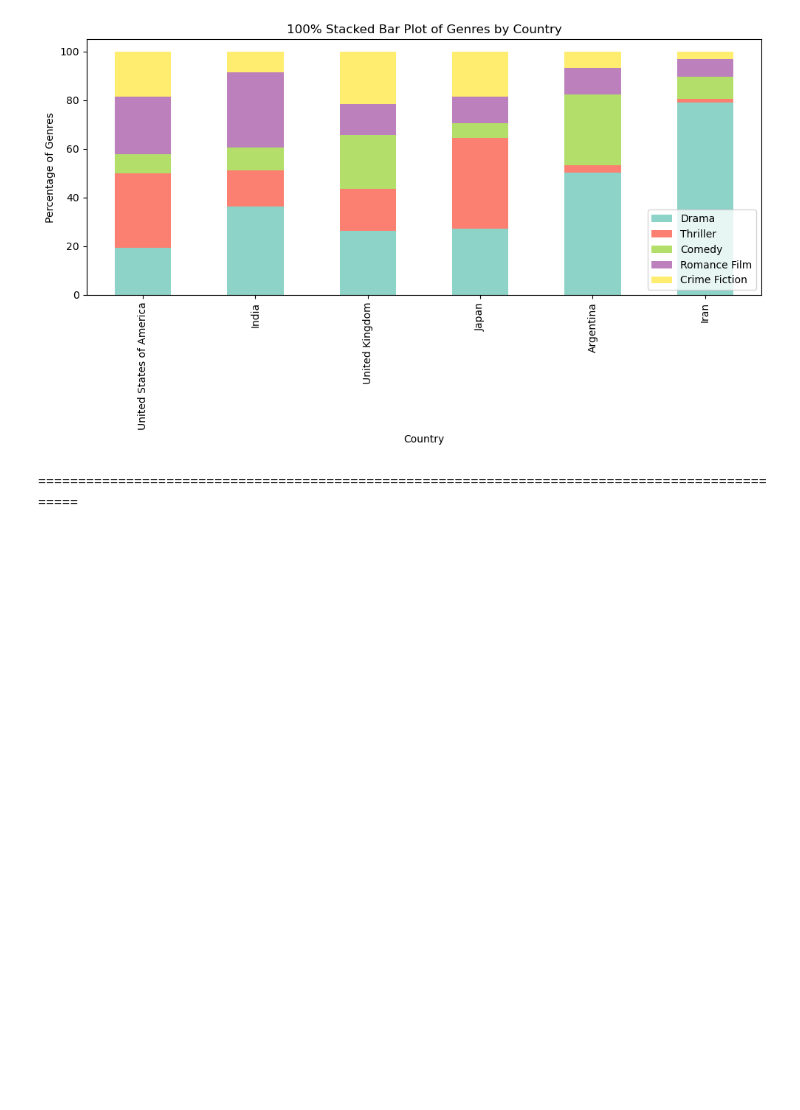
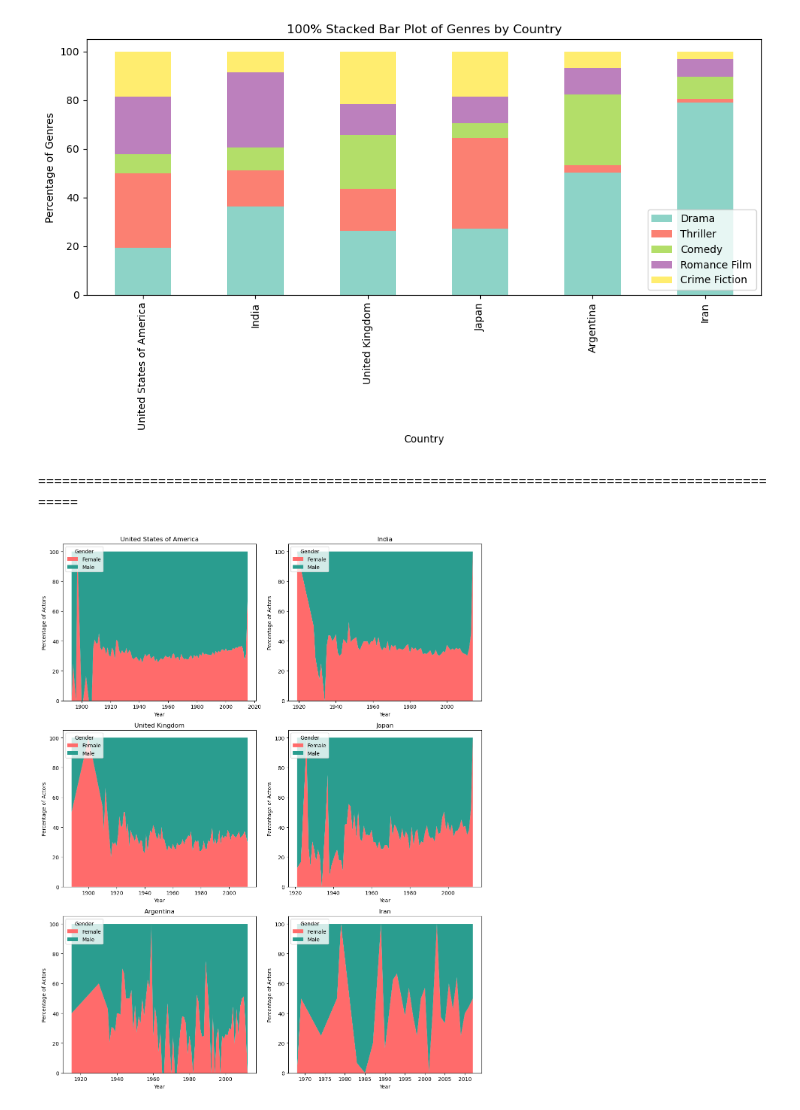
Before and after one commit to epfl-ada/ada-2024-project-4bigbrains, a Jupyter notebook: results.ipynb, the cells around one changed output. Drawn from its saved outputs; the diff is of its cells as text; code cells hidden in the pictures; blank space fills up the shorter version.

Commit message:
Fixing Bug + Gender distrib

```diff
--- a/results.ipynb
+++ b/results.ipynb
@@ -89,7 +90,7 @@ Actor age at movie release    158113
 Freebase character map             0
 dtype: int64
 # %%
-merged_df = pd.merge(df, df2, on='Wikipedia movie ID', how='inner')
+merged_df = pd.merge(df_date_clean, df2, on='Wikipedia movie ID', how='inner')
 
 merged_df = merged_df.drop(columns=['Freebase movie ID_y', 'Movie release date_y'])
 
@@ -446,3 +446,43 @@ plt.show()
 [figure]
 # %% [markdown]
 ================================================================================================
+# %%
+focus_countries = ['United States of America', 'India', 'United Kingdom', 'Japan', 'Argentina', 'Iran']
+
+
+merged_df_focus = merged_df[merged_df['Movie country'].isin(focus_countries)]
+actor_counts = merged_df_focus.groupby(['Movie release date', 'Movie country', 'Actor gender']).size().reset_index(name='Count')
+total_counts = actor_counts.groupby(['Movie release date', 'Movie country'])['Count'].transform('sum')
+actor_counts['Percentage'] = (actor_counts['Count'] / total_counts) * 100
+
+actor_counts['Movie release date'] = pd.to_datetime(actor_counts['Movie release date'], errors='coerce')
+
+
+num_rows, num_columns = 3, 2
+fig, axes = plt.subplots(num_rows, num_columns, figsize=(12, 15))
+axes = axes.flatten()
+
+# Plot for each country on a separate subplot
+for i, country in enumerate(focus_countries):
+    ax = axes[i]
+    country_data = actor_counts[actor_counts['Movie country'] == country]  # Filter data for the country
+
+    # Pivot data for stackplot: years as x, male/female percentages as y
+    pivot_data = country_data.pivot(index='Movie release date', columns='Actor gender', values='Percentage').fillna(0)
+    years = pivot_data.index
+    male_percentage = pivot_data.get('M', 0)
+    female_percentage = pivot_data.get('F', 0)
+
+    # Plot the stackplot for male and female percentages
+    ax.stackplot(years, female_percentage, male_percentage, labels=['Female', 'Male'], colors=["#FF6B6B", "#2A9D8F"])
+
+    # Customize each subplot
+    ax.set_title(f'{country}')
+    ax.set_xlabel('Year')
+    ax.set_ylabel('Percentage of Actors')
+    ax.legend(loc='upper left', title='Gender')
+
+plt.tight_layout()
+plt.show()
+# %% [output]
+[figure, added]
```
Also changed, not shown: parts of 5 cells of this notebook, 1 other file.
